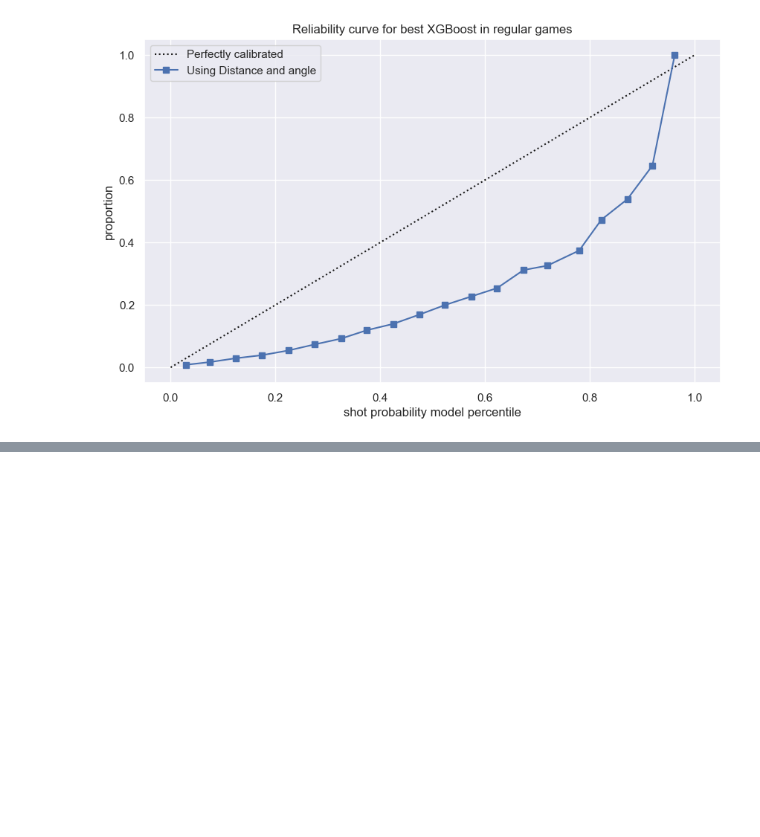
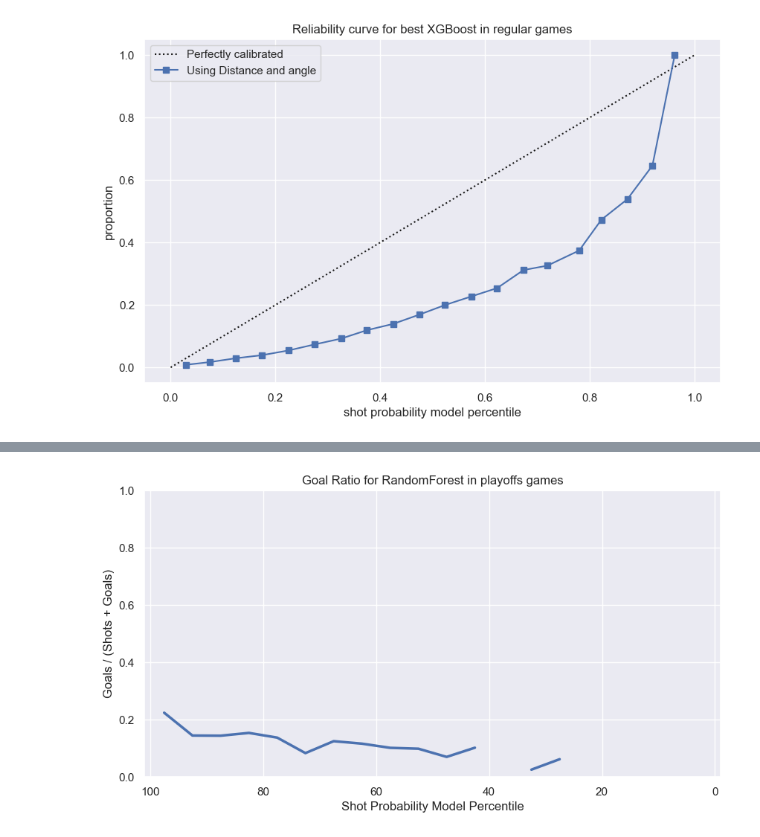
Before and after one commit to YashVadi/NHL-DataScience-IFT-6758, a Jupyter notebook: notebooks/experiments/BestModels.ipynb, the cells around one changed output, grey strips where cells are left out. Saved outputs shown, nothing was run; the diff lists cells and outputs as text; code cells hidden in the pictures; blank space fills up the shorter version.

```diff
--- a/notebooks/experiments/BestModels.ipynb
+++ b/notebooks/experiments/BestModels.ipynb
@@ -148,0 +191,4 @@ plot_calib(xgb_best,X_r_xgb,y_r,title = 'Reliability curve for best XGBoost in r
+# %%
+plot_goal_ratio(randomForest,X_test_playoffs,y_test_playoffs,title = 'Goal Ratio for RandomForest in playoffs games')
+# %% [output]
+[figure, added]
```
Also changed, not shown: parts of 24 cells of this notebook.
